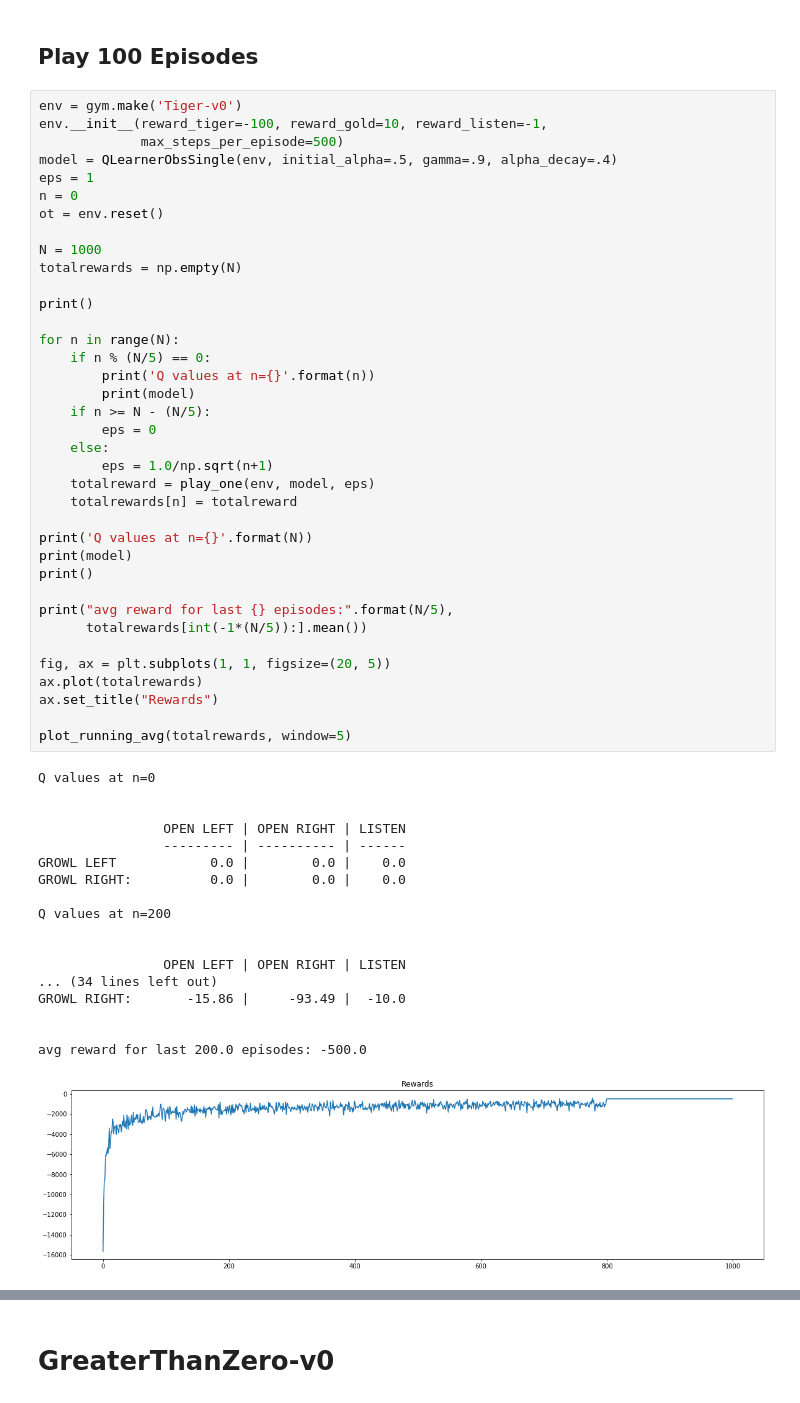
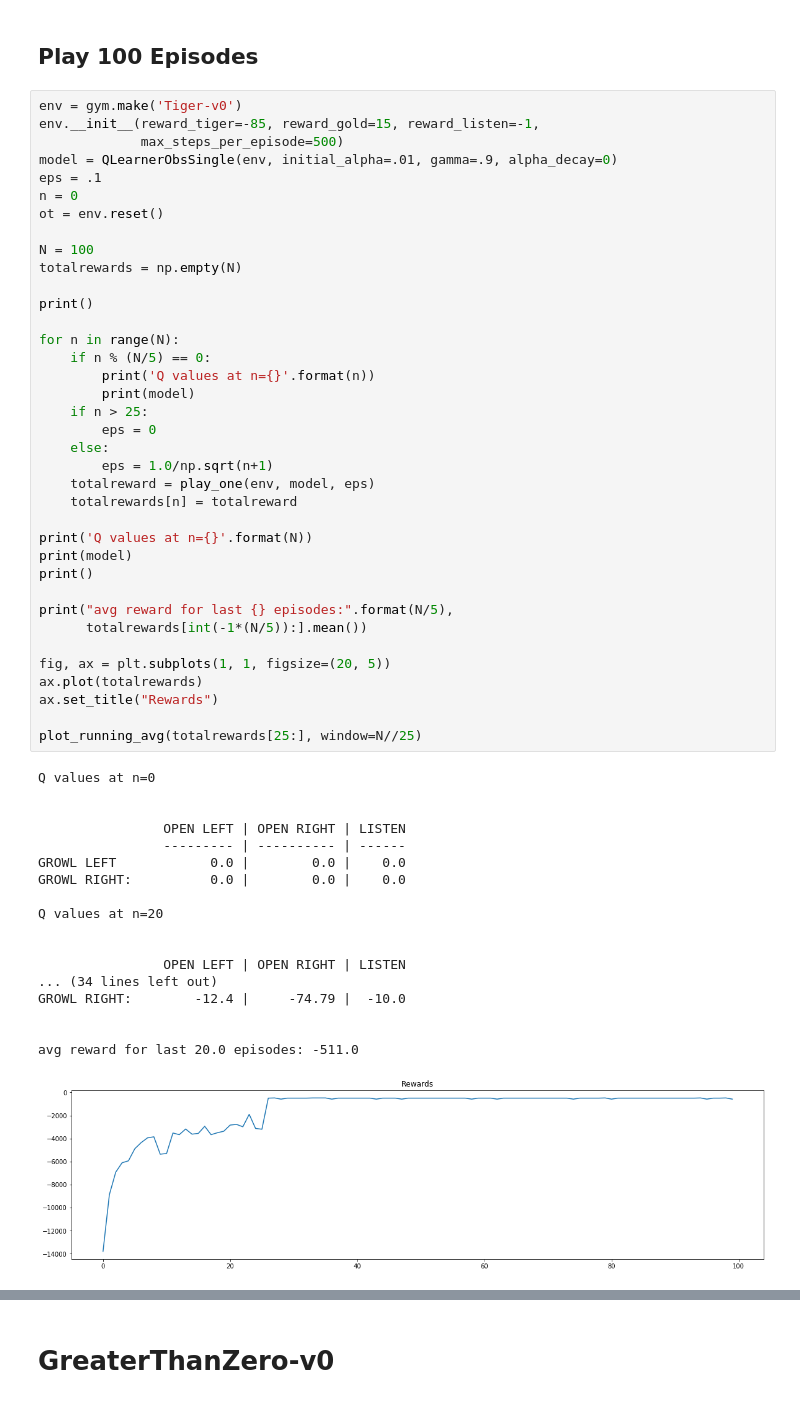
Before and after one commit to jackblandin/research, a Jupyter notebook: experiments/qlearning/basic/qlearner_obs_single/qlearner-obs-single.ipynb, the cells around one changed output, grey strips where cells are left out. Saved outputs shown, nothing was run; the diff lists cells and outputs as text.

```diff
--- a/experiments/qlearning/basic/qlearner_obs_single/qlearner-obs-single.ipynb
+++ b/experiments/qlearning/basic/qlearner_obs_single/qlearner-obs-single.ipynb
@@ -137,14 +161,14 @@ GROWL RIGHT:       -29.68 |     -63.92 |  -3.64
 ## Play 100 Episodes
 # %%
 env = gym.make('Tiger-v0')
-env.__init__(reward_tiger=-100, reward_gold=10, reward_listen=-1,
+env.__init__(reward_tiger=-85, reward_gold=15, reward_listen=-1,
              max_steps_per_episode=500)
-model = QLearnerObsSingle(env, initial_alpha=.5, gamma=.9, alpha_decay=.4)
-eps = 1
+model = QLearnerObsSingle(env, initial_alpha=.01, gamma=.9, alpha_decay=0)
+eps = .1
 n = 0
 ot = env.reset()
 
-N = 1000
+N = 100
 totalrewards = np.empty(N)
 
 print()
@@ -153,41 +177,41 @@ for n in range(N):
     if n % (N/5) == 0:
         print('Q values at n={}'.format(n))
         print(model)
-    if n >= N - (N/5):
+    if n > 25:
         eps = 0
     else:
         eps = 1.0/np.sqrt(n+1)
     totalreward = play_one(env, model, eps)
     totalrewards[n] = totalreward
 
 print('Q values at n={}'.format(N))
 print(model)
 print()
 
 print("avg reward for last {} episodes:".format(N/5),
       totalrewards[int(-1*(N/5)):].mean())
 
 fig, ax = plt.subplots(1, 1, figsize=(20, 5))
 ax.plot(totalrewards)
 ax.set_title("Rewards")
 
-plot_running_avg(totalrewards, window=5)
+plot_running_avg(totalrewards[25:], window=N//25)
 # %% [output]
 Q values at n=0
 
 
                 OPEN LEFT | OPEN RIGHT | LISTEN
                 --------- | ---------- | ------
 GROWL LEFT            0.0 |        0.0 |    0.0
 GROWL RIGHT:          0.0 |        0.0 |    0.0
 
-Q values at n=200
+Q values at n=20
 
 
                 OPEN LEFT | OPEN RIGHT | LISTEN
 ... (34 lines left out)
-GROWL RIGHT:       -15.86 |     -93.49 |  -10.0
+GROWL RIGHT:        -12.4 |     -74.79 |  -10.0
 
 
-avg reward for last 200.0 episodes: -500.0
+avg reward for last 20.0 episodes: -511.0
-[figure, old version]
+[figure, new version]
```
Also changed, not shown: parts of 2 cells of this notebook, 5 other files.
